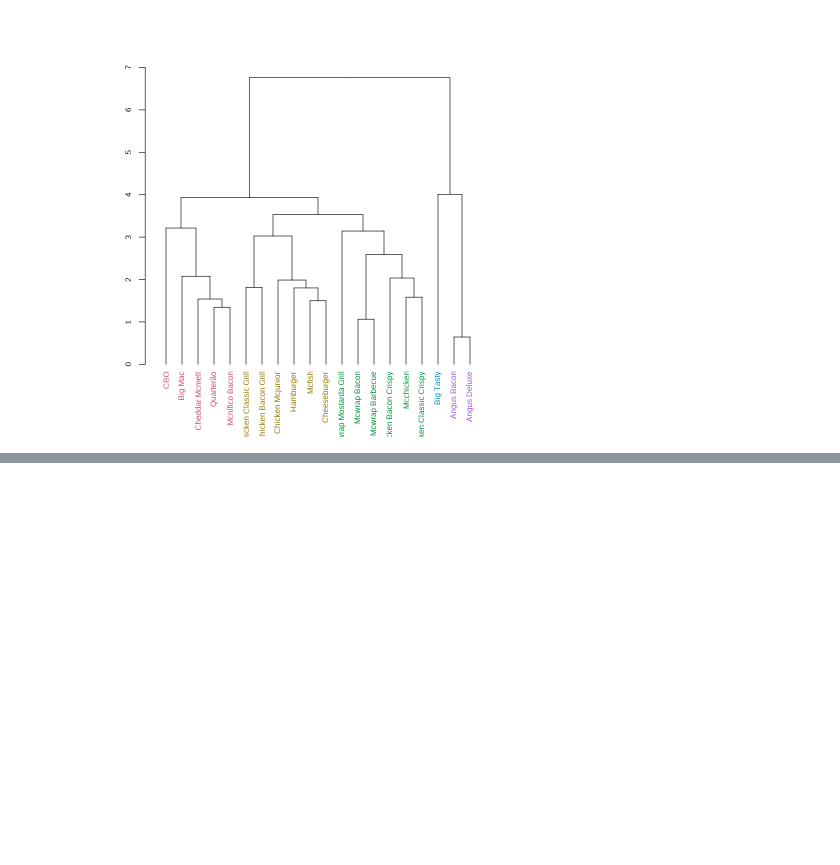
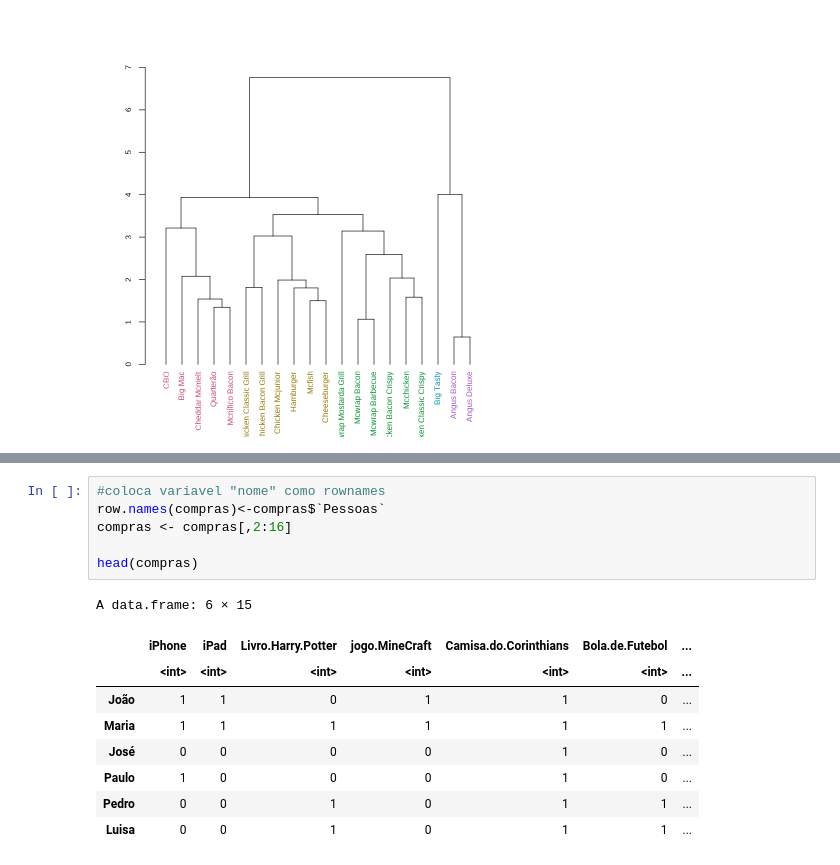
Before and after one commit to ramonferrari/mpgc_ti, a Jupyter notebook: BDADS_2S2023_Tarefa_Aulas_5_e_6_cluster.ipynb, the cells around one changed output, grey strips where cells are left out. Cells and saved outputs as stored; diff of their text form; blank space fills up the shorter version.

```diff
--- a/BDADS_2S2023_Tarefa_Aulas_5_e_6_cluster.ipynb
+++ b/BDADS_2S2023_Tarefa_Aulas_5_e_6_cluster.ipynb
@@ -168,0 +194,16 @@ plot(dend)
+# %%
+#coloca variavel "nome" como rownames
+row.names(compras)<-compras$`Pessoas`
+compras <- compras[,2:16]
+
+head(compras)
+# %% [output]
+A data.frame: 6 × 15
+|  | iPhone | iPad | Livro.Harry.Potter | jogo.MineCraft | Camisa.do.Corinthians | Bola.de.Futebol | ... |
+|  | <int> | <int> | <int> | <int> | <int> | <int> | ... |
+| João | 1 | 1 | 0 | 1 | 1 | 0 | ... |
+| Maria | 1 | 1 | 1 | 1 | 1 | 1 | ... |
+| José | 0 | 0 | 0 | 0 | 1 | 0 | ... |
+| Paulo | 1 | 0 | 0 | 0 | 1 | 0 | ... |
+| Pedro | 0 | 0 | 1 | 0 | 1 | 1 | ... |
+| Luisa | 0 | 0 | 1 | 0 | 1 | 1 | ... |
```
Also changed, not shown: parts of 8 cells of this notebook.
